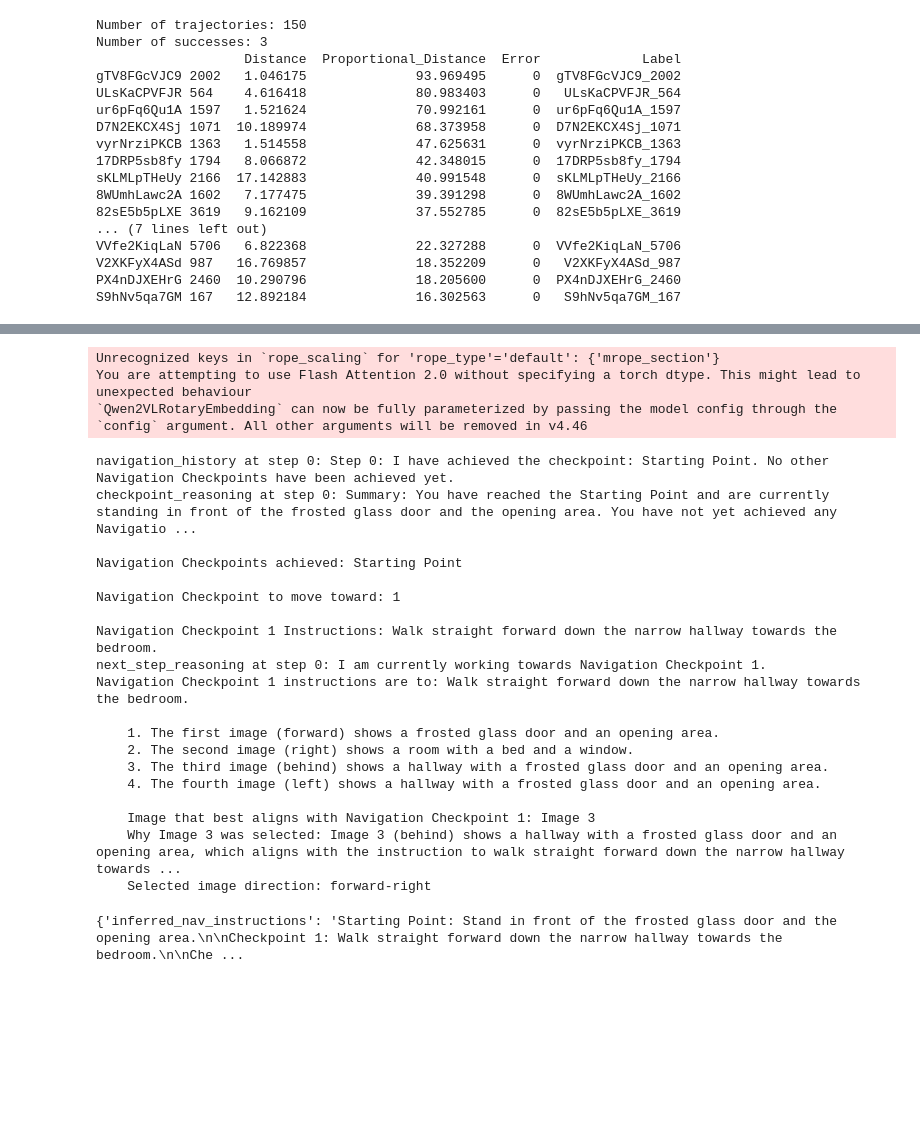
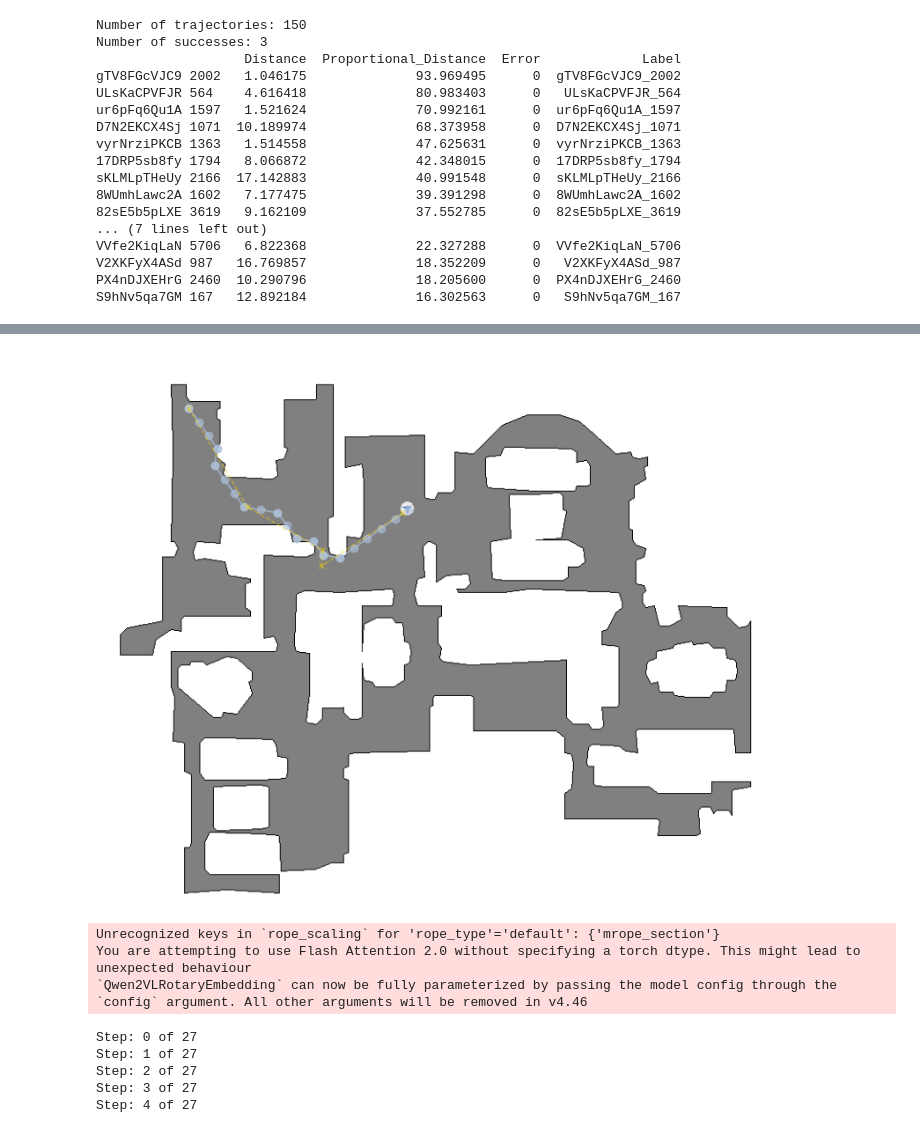
Before and after one commit to wsychiu/OCOM5300M_ResearchProject, a Jupyter notebook: data_exploration/exploring_scenes.ipynb, the cells around one changed output, grey strips where cells are left out. Drawn from its saved outputs; the diff is of its cells as text; code cells hidden in the pictures; blank space fills up the shorter version.

```diff
--- a/data_exploration/exploring_scenes.ipynb
+++ b/data_exploration/exploring_scenes.ipynb
@@ -1569,9 +1542,7 @@ min_waypoint_distance = sim_settings["step_size"] / 2
 min_goal_distance = 1.0
 max_steps = 50
 # %%
-# To do: add "Goal reached!"
-
-def get_gold_trajectory(agent, scan_id, instruction_id, verbose=0):
+def get_gold_trajectory(sim, agent, scan_id, instruction_id, verbose=0):
     pose_trace = get_pose_trace(pose_dir_path, instruction_id)
     unique_position_list, unique_rotation_list = get_unique_poses(pose_trace)
 
@@ -1598,7 +1569,7 @@ def get_gold_trajectory(agent, scan_id, instruction_id, verbose=0):
         # Retrieving distances to next waypoint from each possible action
         # Returns np.inf as the distance for an action if that action results in a non-navigable point
         for direction in view_rotations.keys():
-            is_navigable, potential_position = check_step_collision(agent, view_rotations[direction])
+            is_navigable, potential_position = check_step_collision(sim, agent, view_rotations[direction])
             if is_navigable:
                 dist, path = find_geodesic_distance([potential_position], unique_position_list[current_waypoint]+sensor_height_adjustment)
                 distances[direction] = dist[0]
@@ -1627,6 +1598,10 @@ def get_gold_trajectory(agent, scan_id, instruction_id, verbose=0):
     #  as the trajectory may require too many steps or not achievable (e.g. requires 'jumping over' obstacles)
     distance_to_goal, _ = find_geodesic_distance([recommended_positions[-1]], unique_position_list[-1]+sensor_height_adjustment)
     reject_trajectory = distance_to_goal[0] > min_goal_distance
+
+    # Adding "goal" action to trajectory if goal was reached
+    if not reject_trajectory: recommended_actions.append("goal")
+
     if verbose > 0:
         print(f'Final distance to goal: {distance_to_goal}')
         print(f'Reject Trajectory?: {reject_trajectory}')
@@ -1676,0 +1612,3 @@ display_map(topdown_map, key_points=recommended_nav_points, gold_path=gold_path)
+# %%
+cfg = None
+sim = None
@@ -1676,0 +1650,2 @@ display_map(topdown_map, key_points=recommended_nav_points, gold_path=gold_path)
+# %%
+trajectories = get_eligible_gold_trajectories(agent, scan_id_list[:3], rxr_annotations, verbose=0)
@@ -1676,0 +1707,7 @@ display_map(topdown_map, key_points=recommended_nav_points, gold_path=gold_path)
+# %%
+trajectory_num = 8
+scan_id = trajectories[trajectory_num]["scan_id"]
+update_scene_path(scan_id)
+cfg = make_cfg(sim_settings)
+sim = habitat_sim.Simulator(cfg)
+agent = sim.get_agent(0)
@@ -1677,3 +1722,10 @@ display_map(topdown_map, key_points=recommended_nav_points, gold_path=gold_path)
+# %%
+recommended_nav_points = convert_points_to_topdown(sim.pathfinder, trajectories[trajectory_num]["recommended_positions"])
+gold_nav_points = convert_points_to_topdown(sim.pathfinder, trajectories[trajectory_num]["unique_position_list"])
+display_map(trajectories[trajectory_num]["topdown_map"], key_points=recommended_nav_points, gold_path=gold_nav_points)
+sim.close()
+# %% [output]
+[figure, added]
 # %%
 # Prompts the LLM to rationalize the action that was identified as the best next step for training
 def rationalize_next_step(inferred_nav_instructions, agent_observations, past_action_story, next_checkpoint, recommended_action):
@@ -1830,25 +1897,10 @@ Unrecognized keys in `rope_scaling` for 'rope_type'='default': {'mrope_section'}
 You are attempting to use Flash Attention 2.0 without specifying a torch dtype. This might lead to unexpected behaviour
 `Qwen2VLRotaryEmbedding` can now be fully parameterized by passing the model config through the `config` argument. All other arguments will be removed in v4.46
 # %%
-generate_training_data(agent, scan_id, instruction_id, recommended_positions, recommended_actions, rxr_annotations)
+#trajectory_output = generate_training_data(agent, scan_id, instruction_id, recommended_positions, recommended_actions, rxr_annotations)
 # %% [output]
-navigation_history at step 0: Step 0: I have achieved the checkpoint: Starting Point. No other Navigation Checkpoints have been achieved yet.
-checkpoint_reasoning at step 0: Summary: You have reached the Starting Point and are currently standing in front of the frosted glass door and the opening area. You have not yet achieved any Navigatio ...
-
-Navigation Checkpoints achieved: Starting Point
-
-Navigation Checkpoint to move toward: 1
-
-Navigation Checkpoint 1 Instructions: Walk straight forward down the narrow hallway towards the bedroom.
-next_step_reasoning at step 0: I am currently working towards Navigation Checkpoint 1.
-Navigation Checkpoint 1 instructions are to: Walk straight forward down the narrow hallway towards the bedroom.
-
-    1. The first image (forward) shows a frosted glass door and an opening area.
-    2. The second image (right) shows a room with a bed and a window.
-    3. The third image (behind) shows a hallway with a frosted glass door and an opening area.
-    4. The fourth image (left) shows a hallway with a frosted glass door and an opening area.
-
-    Image that best aligns with Navigation Checkpoint 1: Image 3
-    Why Image 3 was selected: Image 3 (behind) shows a hallway with a frosted glass door and an opening area, which aligns with the instruction to walk straight forward down the narrow hallway towards ...
-    Selected image direction: forward-right
+Step: 0 of 27
+Step: 1 of 27
+Step: 2 of 27
+Step: 3 of 27
+Step: 4 of 27
-{'inferred_nav_instructions': 'Starting Point: Stand in front of the frosted glass door and the opening area.\n\nCheckpoint 1: Walk straight forward down the narrow hallway towards the bedroom.\n\nChe ...
```
Also changed, not shown: parts of 16 cells of this notebook.
